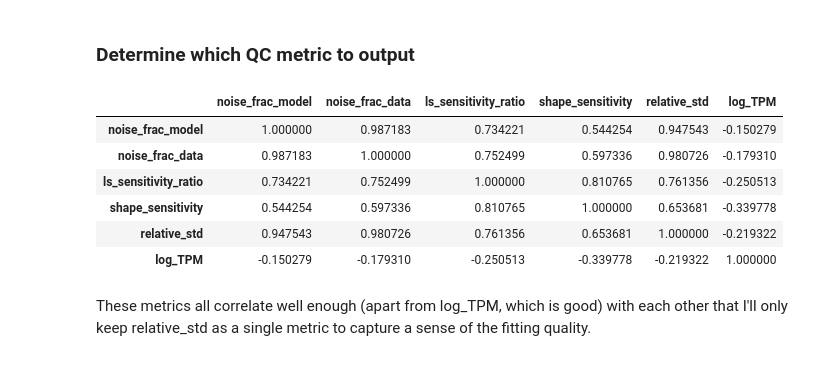
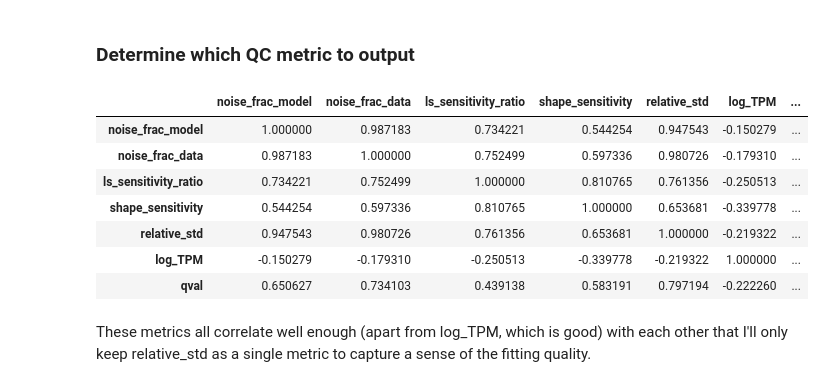
Before and after one commit to Eric-junyao-Yang/ArabidopsisPianoSite, a Jupyter notebook: DataProcessingPipeline/DataProcessing/Step4_GP_testing.ipynb, the cells around one changed output. Cells and saved outputs as stored; diff of their text form; code cells hidden in the pictures.

```diff
--- a/DataProcessingPipeline/DataProcessing/Step4_GP_testing.ipynb
+++ b/DataProcessingPipeline/DataProcessing/Step4_GP_testing.ipynb
@@ -292,23 +292,27 @@ for GeneID in tqdm(freq_dat.GeneID):
     g_dat = VST_dat[VST_dat.GeneID == GeneID].drop(columns=['GeneID']).to_numpy().squeeze()
     g_period = freq_dat[freq_dat['GeneID'] == GeneID].best_period.item()
     best_power = freq_dat[freq_dat['GeneID'] == GeneID].best_power.item()
+    qval = freq_dat[freq_dat['GeneID'] == GeneID].qval.item()
     g_TPM = Norm_dat[Norm_dat['GeneID'] == GeneID].log_TPM.item()
     model, qc = fit_gp_with_qc(np.arange(2, 50, 3), g_dat, g_period, best_power)
     # Drop per-grid arrays for the summary table
     qc_row = {k: v for k, v in qc.items() if k not in ("mu", "std")}
     qc_row["log_TPM"] = g_TPM
+    qc_row['GeneID'] = GeneID
+    qc_row['qval'] = qval
     qc_all.append(qc_row)
 # %%
 df = pd.DataFrame(qc_all)
-df[['noise_frac_model', 'noise_frac_data', 'ls_sensitivity_ratio', 'shape_sensitivity', 'relative_std', 'log_TPM']].corr(method="spearman")
+df[['noise_frac_model', 'noise_frac_data', 'ls_sensitivity_ratio', 'shape_sensitivity', 'relative_std', 'log_TPM', 'qval']].corr(method="spearman")
 # %% [output]
-|  | noise_frac_model | noise_frac_data | ls_sensitivity_ratio | shape_sensitivity | relative_std | log_TPM |
-| noise_frac_model | 1.000000 | 0.987183 | 0.734221 | 0.544254 | 0.947543 | -0.150279 |
-| noise_frac_data | 0.987183 | 1.000000 | 0.752499 | 0.597336 | 0.980726 | -0.179310 |
-| ls_sensitivity_ratio | 0.734221 | 0.752499 | 1.000000 | 0.810765 | 0.761356 | -0.250513 |
-| shape_sensitivity | 0.544254 | 0.597336 | 0.810765 | 1.000000 | 0.653681 | -0.339778 |
-| relative_std | 0.947543 | 0.980726 | 0.761356 | 0.653681 | 1.000000 | -0.219322 |
-| log_TPM | -0.150279 | -0.179310 | -0.250513 | -0.339778 | -0.219322 | 1.000000 |
+|  | noise_frac_model | noise_frac_data | ls_sensitivity_ratio | shape_sensitivity | relative_std | log_TPM | ... |
+| noise_frac_model | 1.000000 | 0.987183 | 0.734221 | 0.544254 | 0.947543 | -0.150279 | ... |
+| noise_frac_data | 0.987183 | 1.000000 | 0.752499 | 0.597336 | 0.980726 | -0.179310 | ... |
+| ls_sensitivity_ratio | 0.734221 | 0.752499 | 1.000000 | 0.810765 | 0.761356 | -0.250513 | ... |
+| shape_sensitivity | 0.544254 | 0.597336 | 0.810765 | 1.000000 | 0.653681 | -0.339778 | ... |
+| relative_std | 0.947543 | 0.980726 | 0.761356 | 0.653681 | 1.000000 | -0.219322 | ... |
+| log_TPM | -0.150279 | -0.179310 | -0.250513 | -0.339778 | -0.219322 | 1.000000 | ... |
+| qval | 0.650627 | 0.734103 | 0.439138 | 0.583191 | 0.797194 | -0.222260 | ... |
 # %% [markdown]
 These metrics all correlate well enough (apart from log_TPM, which is good) with each other that I'll only keep relative_std as a single metric to capture a sense of the fitting quality.
 # %% [markdown]
```
Also changed, not shown: 20 other files.
